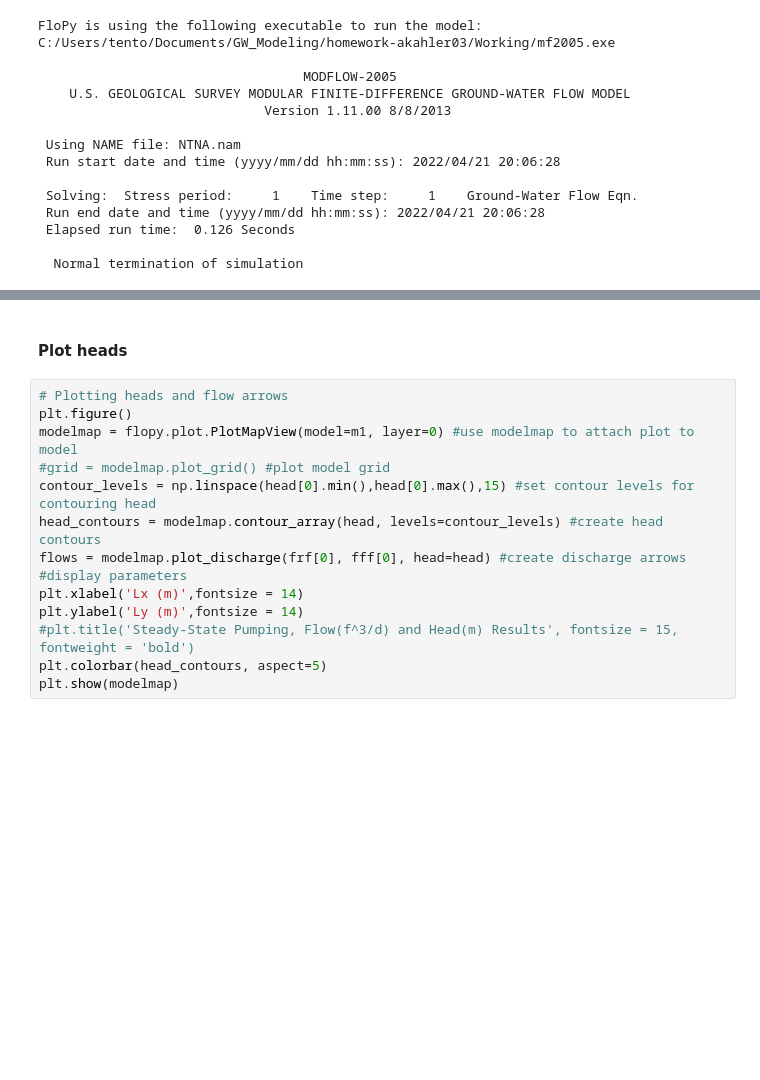
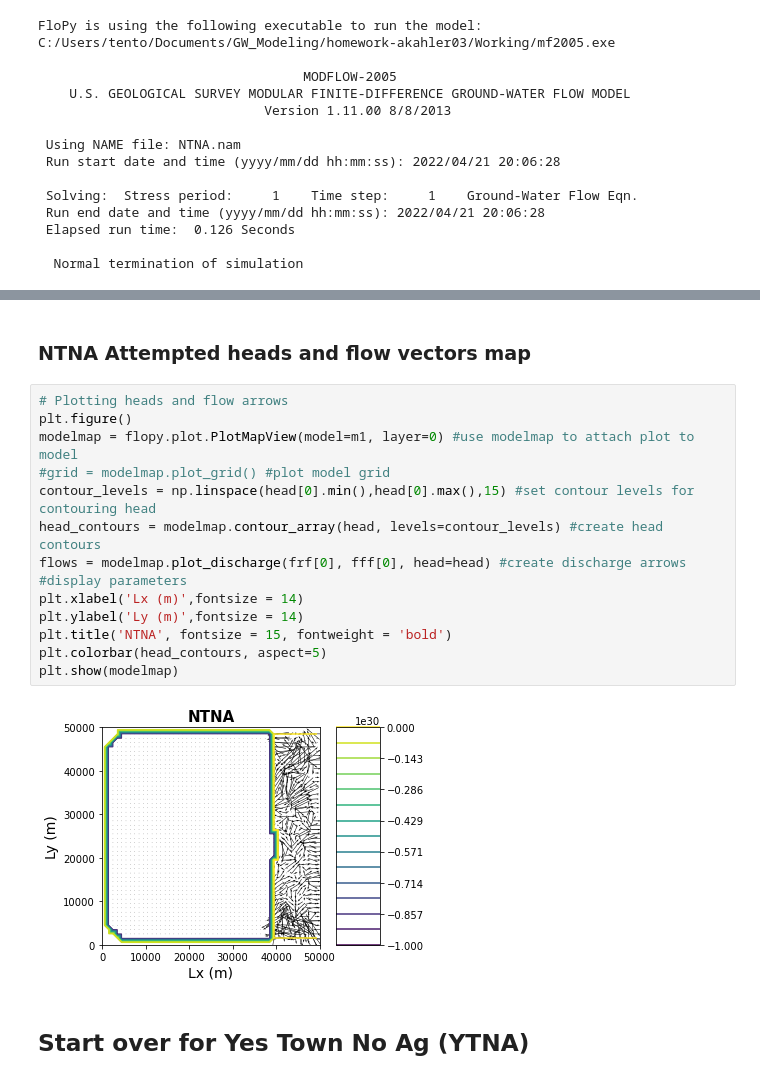
Before and after one commit to GW-modelling-Spring2022/homework-akahler03, a Jupyter notebook: Working/HW12_WatershedModel/REBUILD_HW12_restart_HW10.ipynb, the cells around one changed output, grey strips where cells are left out. Drawn from its saved outputs; the diff is of its cells as text; blank space fills up the shorter version.

Commit message:
start on YTNA

```diff
--- a/Working/HW12_WatershedModel/REBUILD_HW12_restart_HW10.ipynb
+++ b/Working/HW12_WatershedModel/REBUILD_HW12_restart_HW10.ipynb
@@ -508,16 +341,20 @@ wt = xsect.plot_surface(head[0,:,:], masked_values=[-999.99], color='blue', lw=1
-# %% [markdown]
-#### Plot heads
+# %% [markdown]
+### NTNA Attempted heads and flow vectors map
 # %%
 # Plotting heads and flow arrows
 plt.figure()
 modelmap = flopy.plot.PlotMapView(model=m1, layer=0) #use modelmap to attach plot to model
 #grid = modelmap.plot_grid() #plot model grid
 contour_levels = np.linspace(head[0].min(),head[0].max(),15) #set contour levels for contouring head
 head_contours = modelmap.contour_array(head, levels=contour_levels) #create head contours
 flows = modelmap.plot_discharge(frf[0], fff[0], head=head) #create discharge arrows
 #display parameters
 plt.xlabel('Lx (m)',fontsize = 14)
 plt.ylabel('Ly (m)',fontsize = 14)
-#plt.title('Steady-State Pumping, Flow(f^3/d) and Head(m) Results', fontsize = 15, fontweight = 'bold')
+plt.title('NTNA', fontsize = 15, fontweight = 'bold')
 plt.colorbar(head_contours, aspect=5)
 plt.show(modelmap)
+# %% [output]
+[figure, added]
+# %% [markdown]
+## Start over for Yes Town No Ag (YTNA)
```
Also changed, not shown: parts of 15 cells of this notebook.
